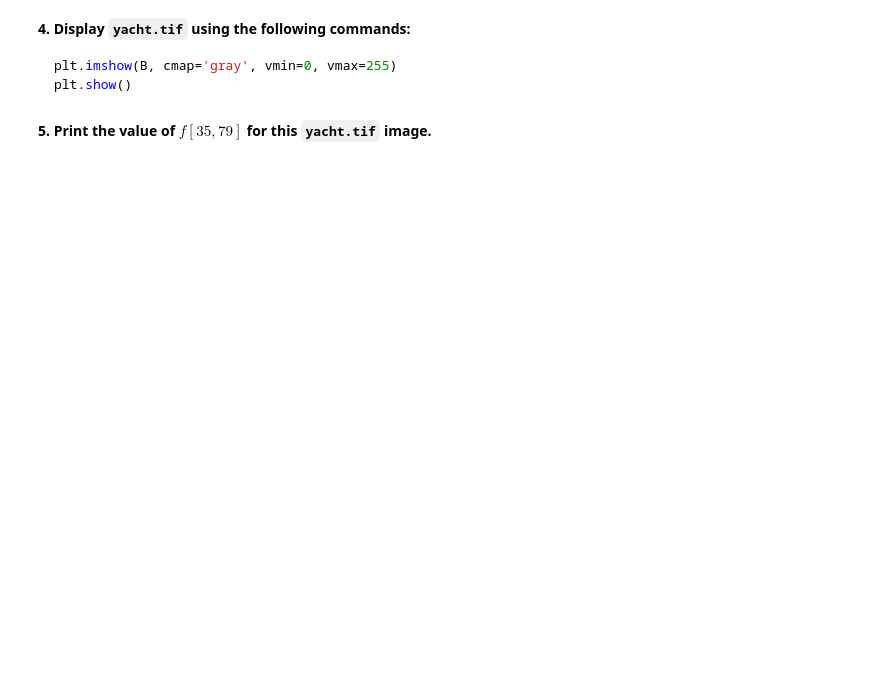
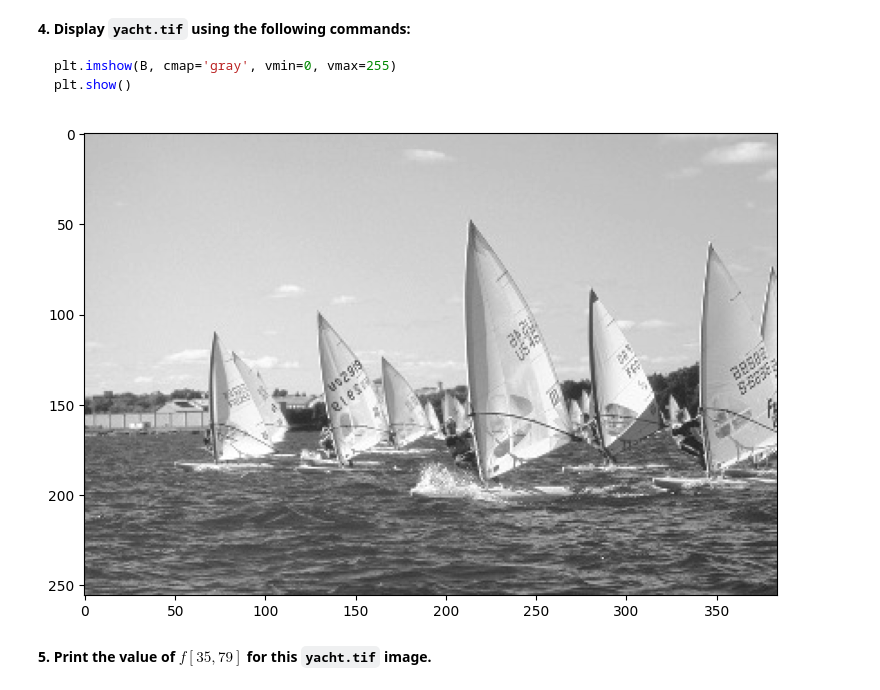
Before and after one commit to cdavin2/dsp_lab10a, a Jupyter notebook: lab10a_final_report.ipynb, the cells around one changed output. Saved outputs shown, nothing was run; the diff lists cells and outputs as text; code cells hidden in the pictures; blank space fills up the shorter version.

````diff
--- a/lab10a_final_report.ipynb
+++ b/lab10a_final_report.ipynb
@@ -47,6 +49,7 @@ plt.rcParams['figure.figsize'] = (16, 6)
 **1. Load the image file ```yacht.tif```, which contains an $8$-bit monochrome image, using [`plt.imread()`](https://matplotlib.org/3.5.0/api/_as_gen/matplotlib.pyplot.imread.html).**
 # %%
 # insert your code here
+yacht = plt.imread('yacht.tif')
 # %% [markdown]
 **2. Display the type of this variable by printing its attribute [`dtype`](https://numpy.org/doc/stable/reference/generated/numpy.ndarray.dtype.html).**
 # %%
@@ -63,6 +78,10 @@ plt.show()
 ```
 # %%
 # insert your code here
+plt.imshow(yacht, cmap='gray', vmin=0, vmax=255)
+plt.show()
+# %% [output]
+[figure, added]
 # %% [markdown]
 **5. Print the value of $f[35, 79]$ for this `yacht.tif` image.**
 # %%
````
Also changed, not shown: parts of 41 cells of this notebook.
